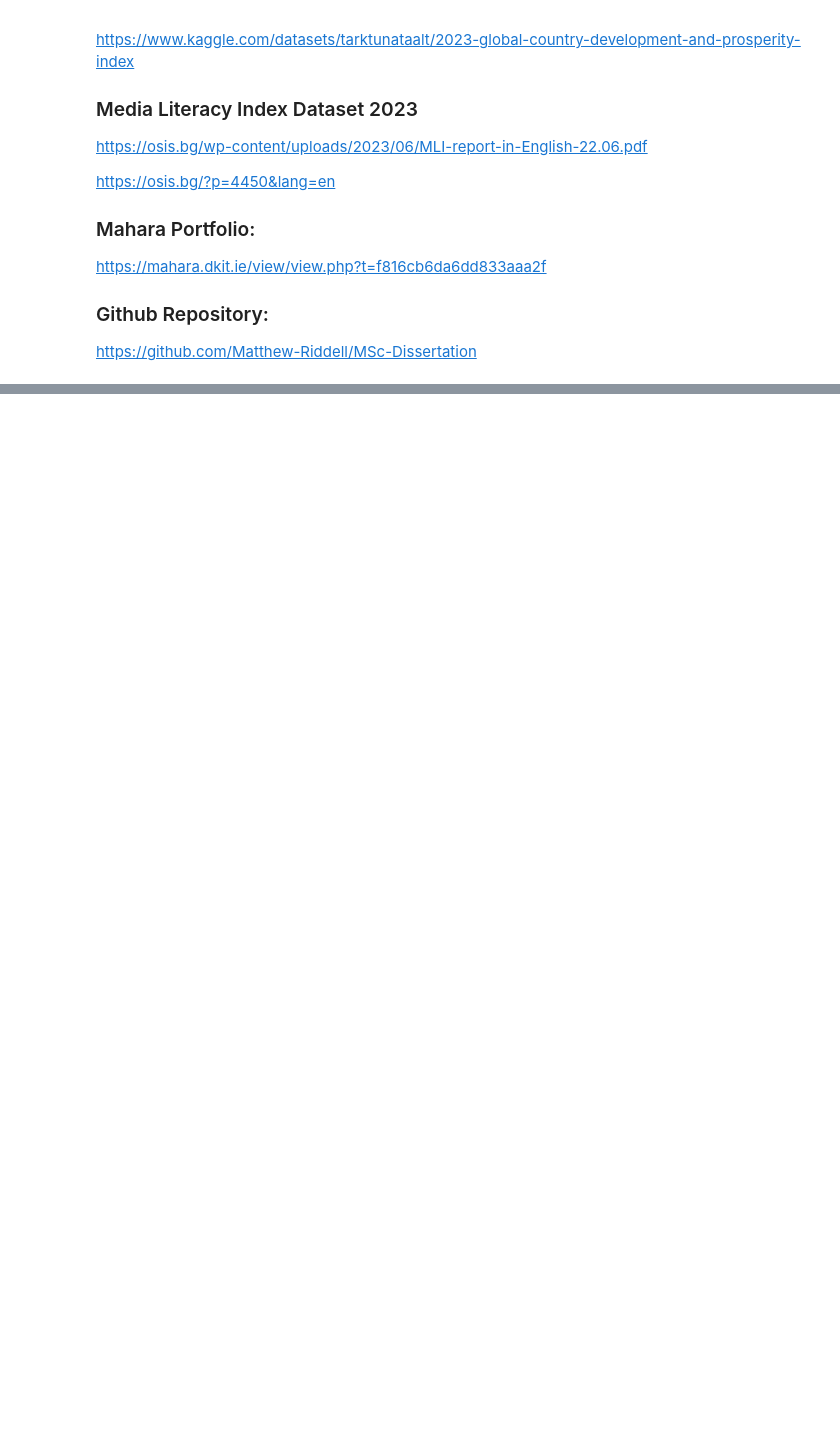
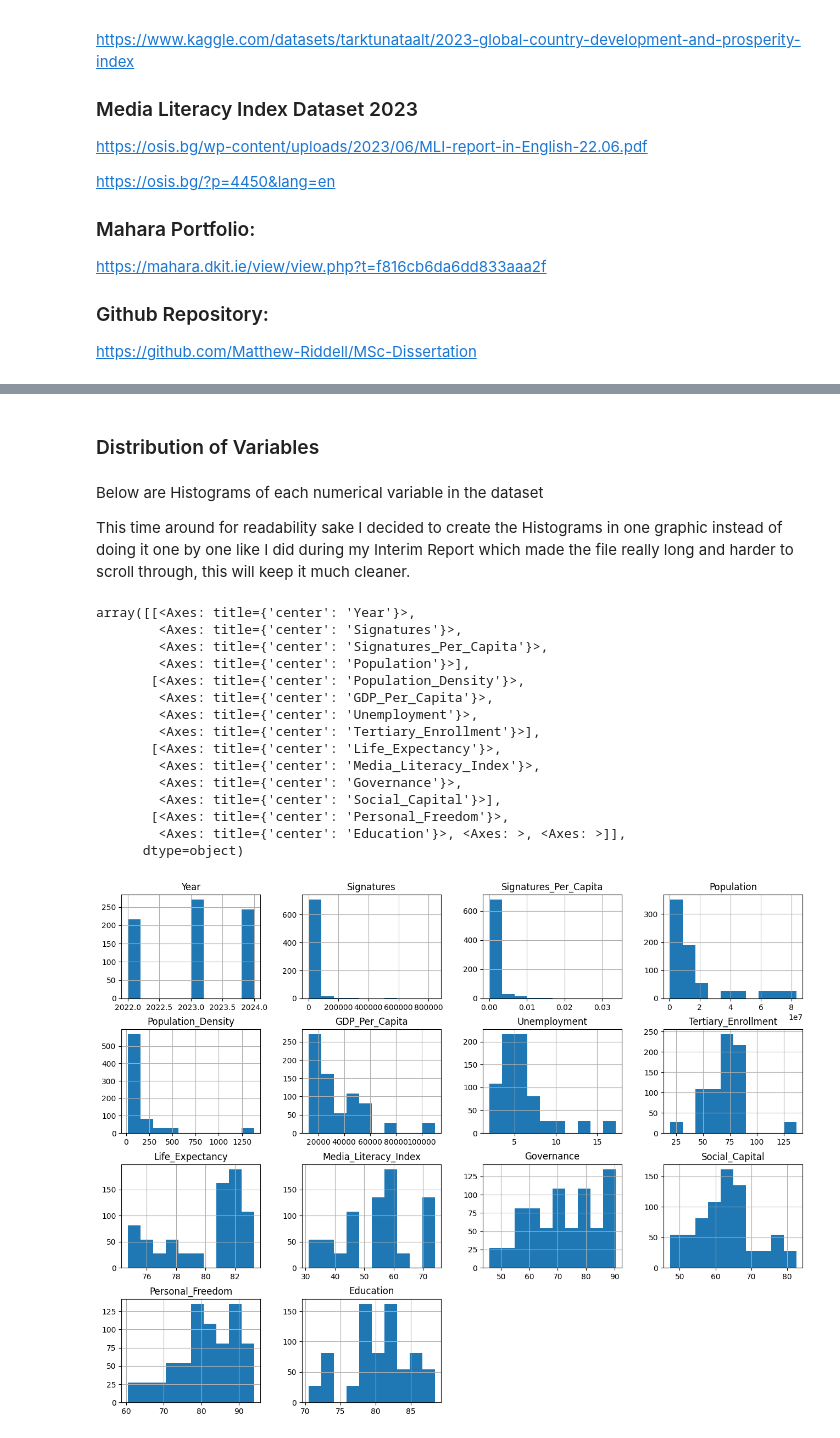
Before and after one commit to Matthew-Riddell/MSc-Dissertation, a Jupyter notebook: notebooks/06-extra-data-exploration.ipynb, the cells around one changed output, grey strips where cells are left out. Drawn from its saved outputs; the diff is of its cells as text; code cells hidden in the pictures; blank space fills up the shorter version.

Commit message:
Extra EDA: Historgams and Distributions
Histograms of each Numerical Variable in the new Master Dataset

```diff
--- a/notebooks/06-extra-data-exploration.ipynb
+++ b/notebooks/06-extra-data-exploration.ipynb
@@ -65,0 +81,6 @@ https://github.com/Matthew-Riddell/MSc-Dissertation
+# %%
+file_path = "C:/Users/Matty/Documents/College Notes & Assignments/Year 5/Dissertation/MSc-Dissertation/data/Prepared Datasets/"
+file_name = "master_dataset.csv"
+complete_file_name = file_path + file_name
+# %%
+master = pd.read_csv(complete_file_name)
@@ -65,0 +162,30 @@ https://github.com/Matthew-Riddell/MSc-Dissertation
+# %% [markdown]
+### Distribution of Variables
+# %% [markdown]
+Below are Histograms of each numerical variable in the dataset
+
+This time around for readability sake I decided to create the Histograms in one graphic instead of doing it one by one like I did during my Interim Report which made the file really long and harder to scroll through, this will keep it much cleaner.
+# %%
+# Code adapted from
+# https://medium.com/data-science/a-hidden-gem-df-select-dtypes-a660db0e8609
+
+numeric = master.select_dtypes(include="number")
+
+numeric.hist(figsize=(16,12))
+# %% [output]
+array([[<Axes: title={'center': 'Year'}>,
+        <Axes: title={'center': 'Signatures'}>,
+        <Axes: title={'center': 'Signatures_Per_Capita'}>,
+        <Axes: title={'center': 'Population'}>],
+       [<Axes: title={'center': 'Population_Density'}>,
+        <Axes: title={'center': 'GDP_Per_Capita'}>,
+        <Axes: title={'center': 'Unemployment'}>,
+        <Axes: title={'center': 'Tertiary_Enrollment'}>],
+       [<Axes: title={'center': 'Life_Expectancy'}>,
+        <Axes: title={'center': 'Media_Literacy_Index'}>,
+        <Axes: title={'center': 'Governance'}>,
+        <Axes: title={'center': 'Social_Capital'}>],
+       [<Axes: title={'center': 'Personal_Freedom'}>,
+        <Axes: title={'center': 'Education'}>, <Axes: >, <Axes: >]],
+      dtype=object)
+[figure, added]
```
Also changed, not shown: parts of 7 cells of this notebook.
